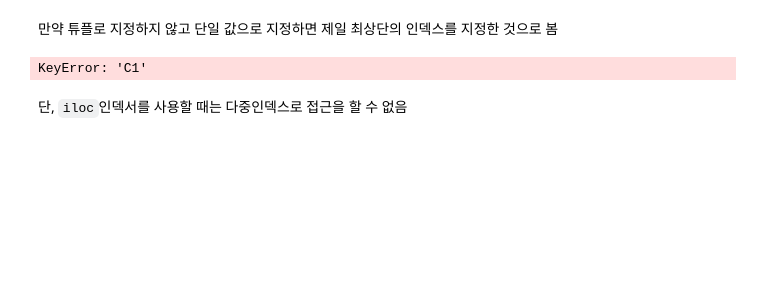
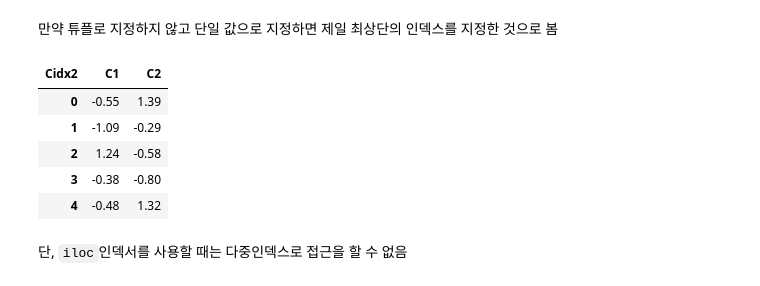
Before and after one commit to pjh753156a/python-basic, a Jupyter notebook: python-data-analysis-basic-20240118-main/pandas_data_analysis/pandas_multi_index.ipynb, the cells around one changed output. Saved outputs shown, nothing was run; the diff lists cells and outputs as text; code cells hidden in the pictures; blank space fills up the shorter version.

```diff
--- a/python-data-analysis-basic-20240118-main/pandas_data_analysis/pandas_multi_index.ipynb
+++ b/python-data-analysis-basic-20240118-main/pandas_data_analysis/pandas_multi_index.ipynb
@@ -198,9 +208,14 @@ NameError: name 'df' is not defined
 # %% [markdown]
 만약 튜플로 지정하지 않고 단일 값으로 지정하면 제일 최상단의 인덱스를 지정한 것으로 봄
 # %%
-df['C1']
+df['B']
 # %% [output]
-KeyError: 'C1'
+| Cidx2 | C1 | C2 |
+| 0 | -0.55 | 1.39 |
+| 1 | -1.09 | -0.29 |
+| 2 | 1.24 | -0.58 |
+| 3 | -0.38 | -0.80 |
+| 4 | -0.48 | 1.32 |
 # %% [markdown]
 단, `iloc`인덱서를 사용할 때는 다중인덱스로 접근을 할 수 없음
 # %%
```
Also changed, not shown: parts of 37 cells of this notebook, 2 other files.
